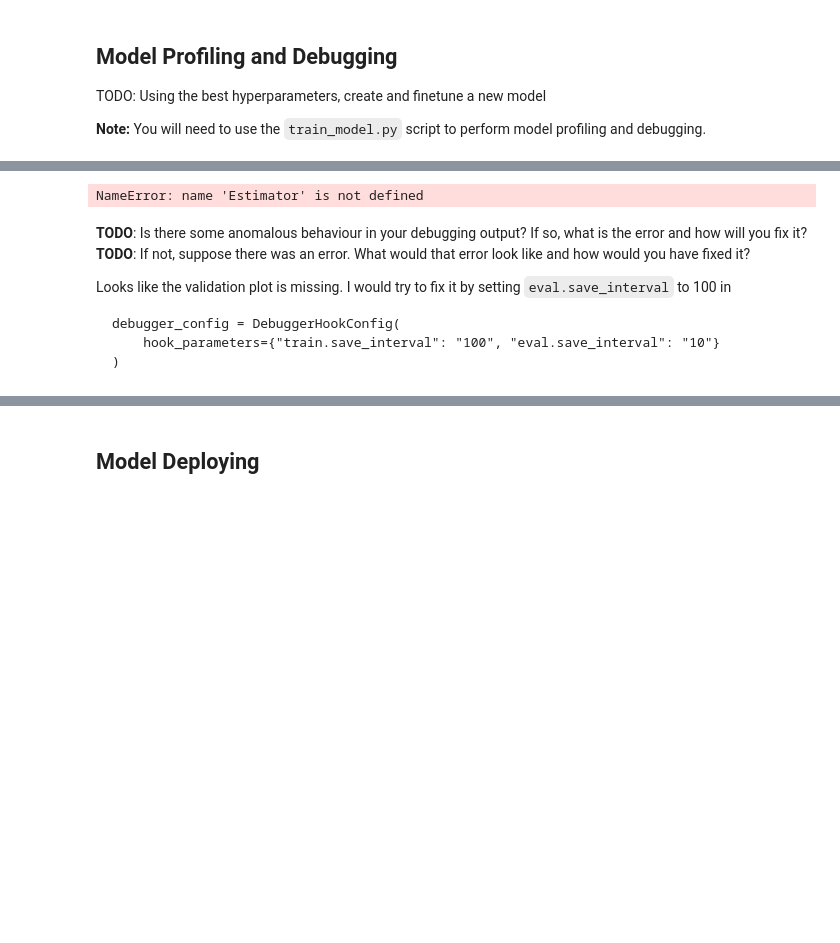
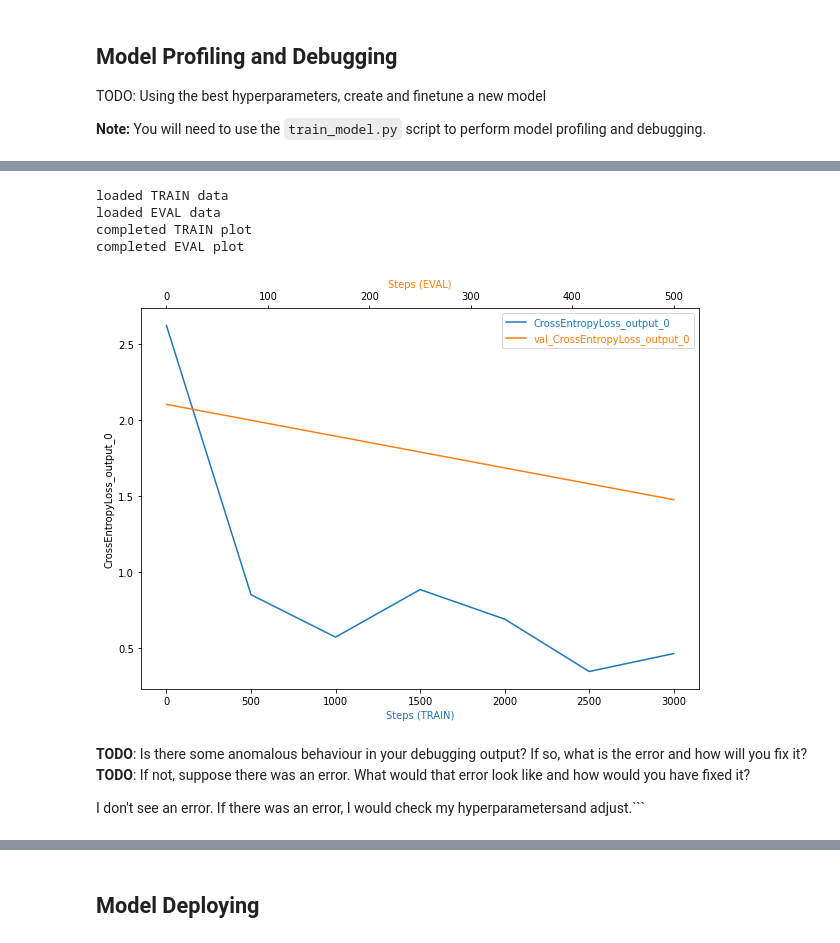
Before and after one commit to jasonsychau/CD0387-deep-learning-topics-within-computer-vision-nlp-project-starter, a Jupyter notebook: train_and_deploy.ipynb, the cells around one changed output, grey strips where cells are left out. Cells and saved outputs as stored; diff of their text form; code cells hidden in the pictures; blank space fills up the shorter version.

````diff
--- a/train_and_deploy.ipynb
+++ b/train_and_deploy.ipynb
@@ -218,6 +218,7 @@ estimator = PyTorch(
     framework_version="1.8",
     hyperparameters={
         'batch-size': 32,
+        'test-batch-size': 32,
         'lr': 0.0018590938669123306
     },
     instance_count=1,
@@ -252,0 +249,5 @@ Billable seconds: 7804
+# %%
+# estimator = sagemaker.estimator.Estimator.attach('pytorch-training-2022-02-19-07-57-31-335')
+job_name= estimator.latest_training_job.name
+client = estimator.sagemaker_session.sagemaker_client
+trial = create_trial(estimator.latest_job_debugger_artifacts_path())
@@ -253,9 +256,5 @@ Billable seconds: 7804
 # %%
 # TODO: Plot a debugging output.
-estimator = Estimator.attach('pytorch-training-2022-02-18-12-17-02-385')
-job_name= estimator.latest_training_job.name
-client = estimator.sagemaker_session.sagemaker_client
-rial = create_trial(estimator.latest_job_debugger_artifacts_path())
 def get_data(trial, tname, mode):
     tensor = trial.tensor(tname)
     steps = tensor.steps(mode=mode)
@@ -269,44 +268,43 @@ def plot_tensor(trial, tensor_name):
     print("loaded TRAIN data")
     steps_eval, vals_eval = get_data(trial, tensor_name, mode=ModeKeys.EVAL)
     print("loaded EVAL data")
 
     fig = plt.figure(figsize=(10, 7))
     host = host_subplot(111)
 
     par = host.twiny()
 
     host.set_xlabel("Steps (TRAIN)")
     par.set_xlabel("Steps (EVAL)")
     host.set_ylabel(tensor_name)
 
     (p1,) = host.plot(steps_train, vals_train, label=tensor_name)
     print("completed TRAIN plot")
     (p2,) = par.plot(steps_eval, vals_eval, label="val_" + tensor_name)
     print("completed EVAL plot")
     leg = plt.legend()
 
     host.xaxis.get_label().set_color(p1.get_color())
     leg.texts[0].set_color(p1.get_color())
 
     par.xaxis.get_label().set_color(p2.get_color())
     leg.texts[1].set_color(p2.get_color())
 
     plt.ylabel(tensor_name)
 
     plt.show()
 plot_tensor(trial, trial.tensor_names()[0])
 # %% [output]
-NameError: name 'Estimator' is not defined
+loaded TRAIN data
+loaded EVAL data
+completed TRAIN plot
+completed EVAL plot
+[figure, added]
 # %% [markdown]
 **TODO**: Is there some anomalous behaviour in your debugging output? If so, what is the error and how will you fix it?
 **TODO**: If not, suppose there was an error. What would that error look like and how would you have fixed it?
 
-Looks like the validation plot is missing. I would try to fix it by setting `eval.save_interval` to 100 in
-```
-debugger_config = DebuggerHookConfig(
-    hook_parameters={"train.save_interval": "100", "eval.save_interval": "10"}
-)
-```
+I don't see an error. If there was an error, I would check my hyperparametersand adjust.```
 # %%
 # TODO: Display the profiler output
 rule_output_path = estimator.output_path + estimator.latest_training_job.job_name + "/rule-output"
````
Also changed, not shown: parts of 7 cells of this notebook, 11 other files.
